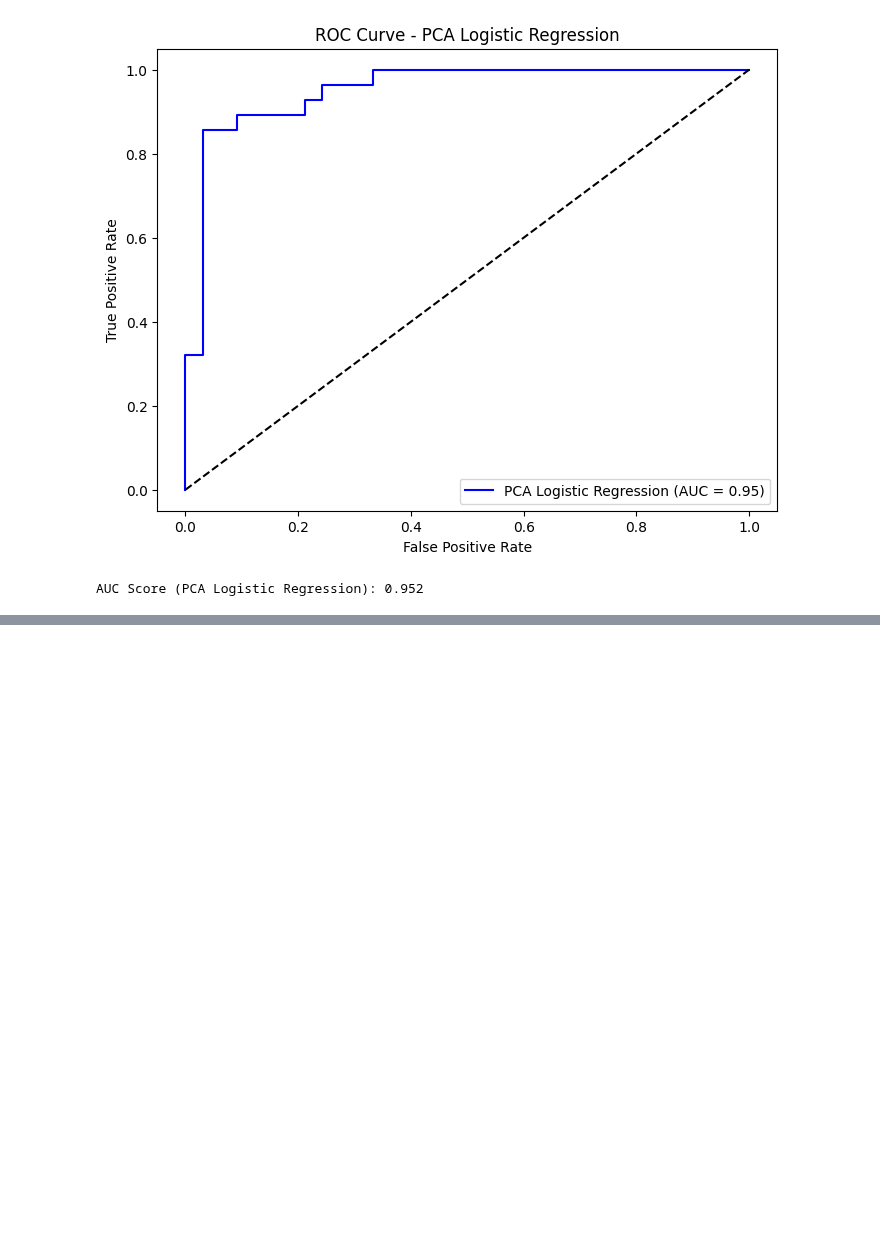
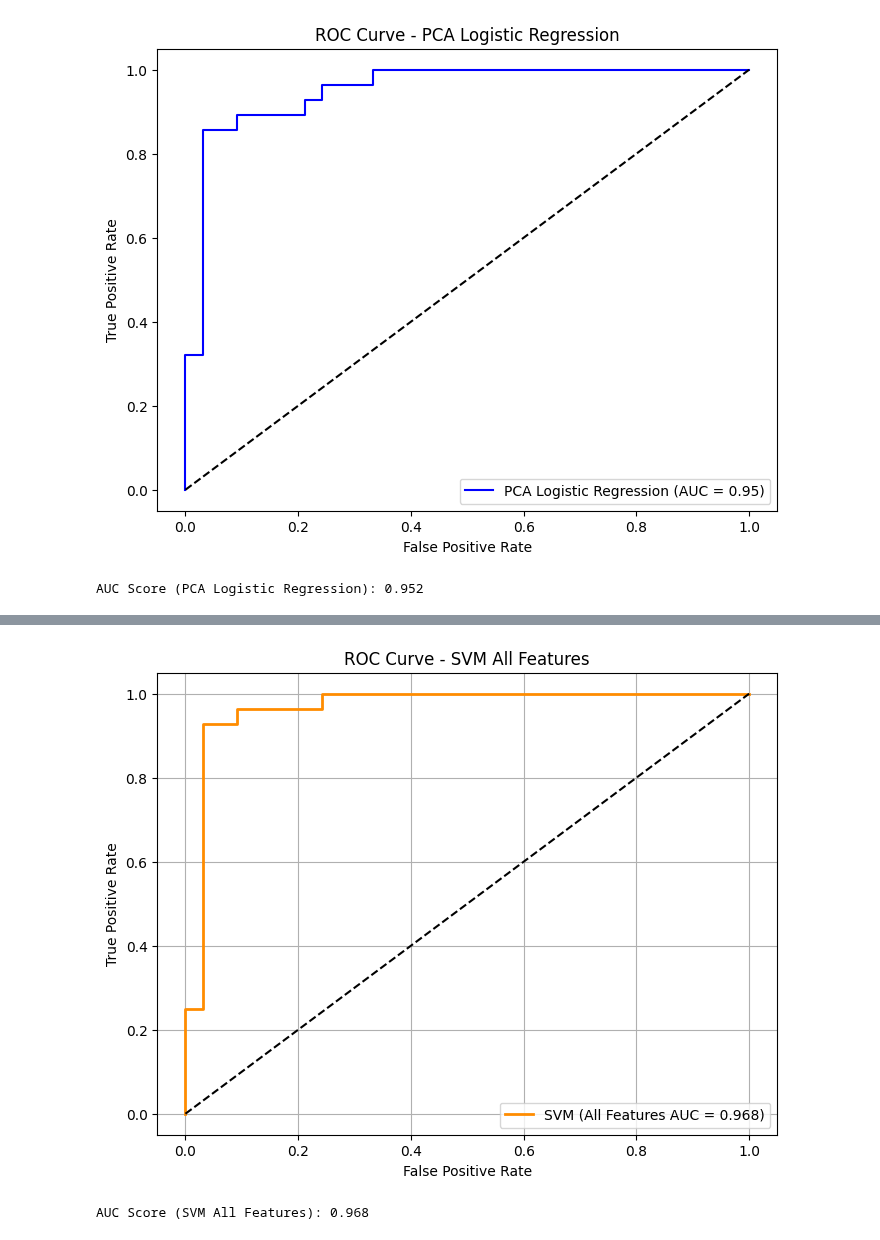
Before and after one commit to don-06don/heartdisease-ML-Model, a Jupyter notebook: notebooks/04_supervised_learning.ipynb, the cells around one changed output, grey strips where cells are left out. Saved outputs shown, nothing was run; the diff lists cells and outputs as text; code cells hidden in the pictures; blank space fills up the shorter version.

```diff
--- a/notebooks/04_supervised_learning.ipynb
+++ b/notebooks/04_supervised_learning.ipynb
@@ -193,0 +525,11 @@ AUC Score (PCA Logistic Regression): 0.952
+# %%
+X_train_full, X_test_full, y_train_full, y_test_full = train_test_split(
+    X_full, y, test_size=0.2, random_state=42, stratify=y
+)
+svm_all = SVC(kernel='rbf', probability=True, random_state=42)
+svm_all.fit(X_train_full, y_train_full)
+y_pred_full = svm_all.predict(X_test_full)
+
+print("🔹 SVM - All Features")
+print("Accuracy:", accuracy_score(y_test_full, y_pred_full))
+print(classification_report(y_test_full, y_pred_full))
@@ -193,0 +638,20 @@ AUC Score (PCA Logistic Regression): 0.952
+# %%
+y_prob_full = svm_all.predict_proba(X_test_full)[:, 1]
+
+fpr, tpr, _ = roc_curve(y_test_full, y_prob_full)
+auc_score = roc_auc_score(y_test_full, y_prob_full)
+
+plt.figure(figsize=(8,6))
+plt.plot(fpr, tpr, color='darkorange', lw=2, label=f"SVM (All Features AUC = {auc_score:.3f})")
+plt.plot([0,1],[0,1],'k--')
+plt.xlabel("False Positive Rate")
+plt.ylabel("True Positive Rate")
+plt.title("ROC Curve - SVM All Features")
+plt.legend()
+plt.grid(True)
+plt.show()
+
+print(f"AUC Score (SVM All Features): {auc_score:.3f}")
+# %% [output]
+[figure, added]
+AUC Score (SVM All Features): 0.968
```
Also changed, not shown: parts of 29 cells of this notebook, 2 other files.
